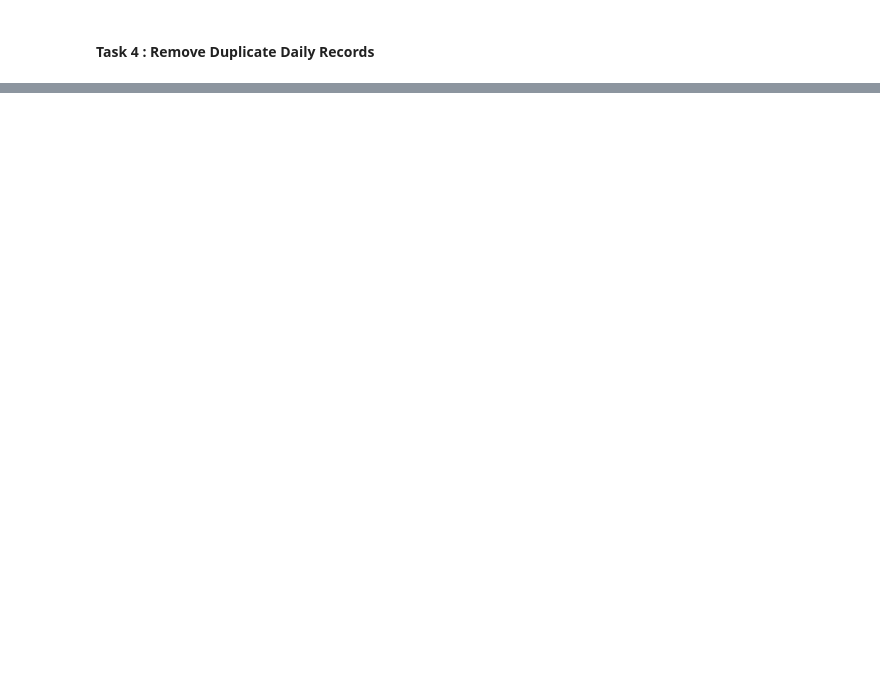
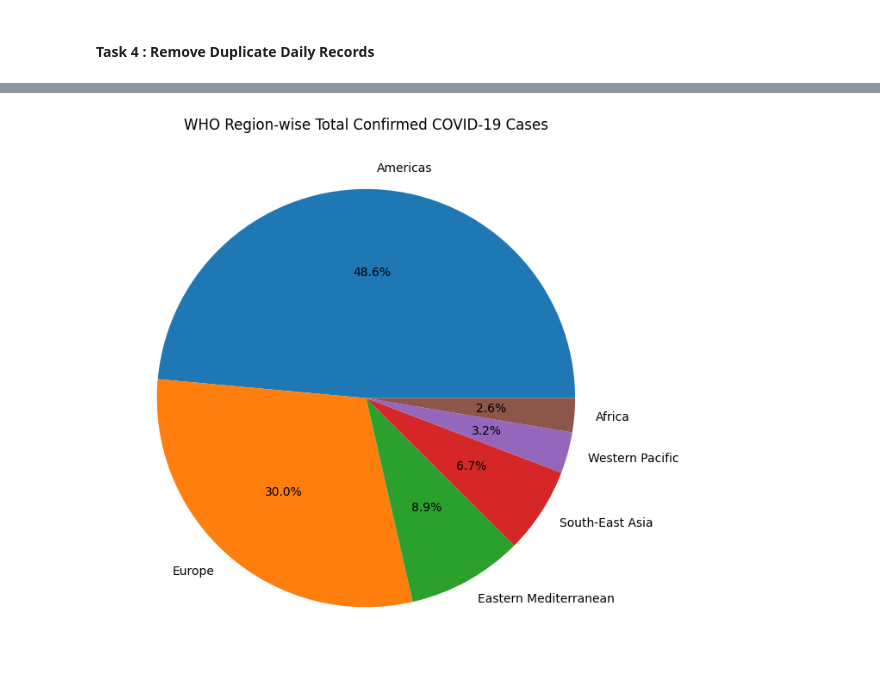
Before and after one commit to anshkhare1607-web/CovidPySpark, a Jupyter notebook: main.ipynb, the cells around one changed output, grey strips where cells are left out. Cells and saved outputs as stored; diff of their text form; code cells hidden in the pictures; blank space fills up the shorter version.

```diff
--- a/main.ipynb
+++ b/main.ipynb
@@ -379,0 +507,19 @@ Rows Before Removing Duplicates : 49068
+# %%
+# Step 1 : Group by WHO Region
+df_who_region_cases = (
+    df_full_grouped
+    .groupBy("WHO Region")
+    .agg(
+        sum("Confirmed").alias("Total Confirmed"),
+        sum("Deaths").alias("Total Deaths"),
+        sum("Recovered").alias("Total Recovered")
+    )
+)
+
+# Step 2 : Sort by Total Confirmed Cases
+df_who_region_cases = df_who_region_cases.orderBy(col("Total Confirmed").desc())
+
+# Step 4 : Convert to Pandas DataFrame
+df_who_region_cases_pandas = (
+    df_who_region_cases.toPandas()
+)
@@ -379,0 +536,13 @@ Rows Before Removing Duplicates : 49068
+# %%
+# Step 5 : Pie Chart Visualization : Total Confirmed Cases by WHO Region
+plt.figure(figsize=(7, 7))
+plt.pie(
+    df_who_region_cases_pandas["Total Confirmed"],
+    labels=df_who_region_cases_pandas["WHO Region"],
+    autopct="%1.1f%%"
+)
+plt.title("WHO Region-wise Total Confirmed COVID-19 Cases")
+plt.tight_layout()
+plt.show()
+# %% [output]
+[figure, added]
```
Also changed, not shown: parts of 10 cells of this notebook.
